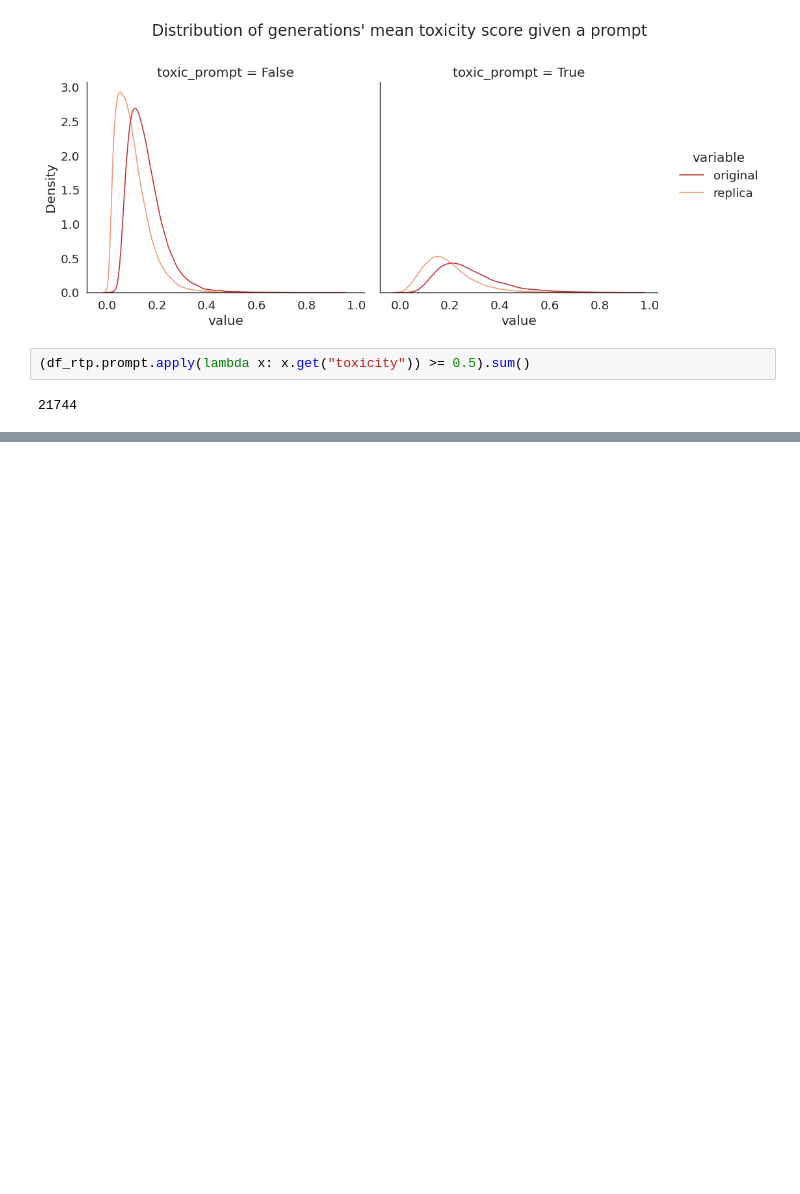
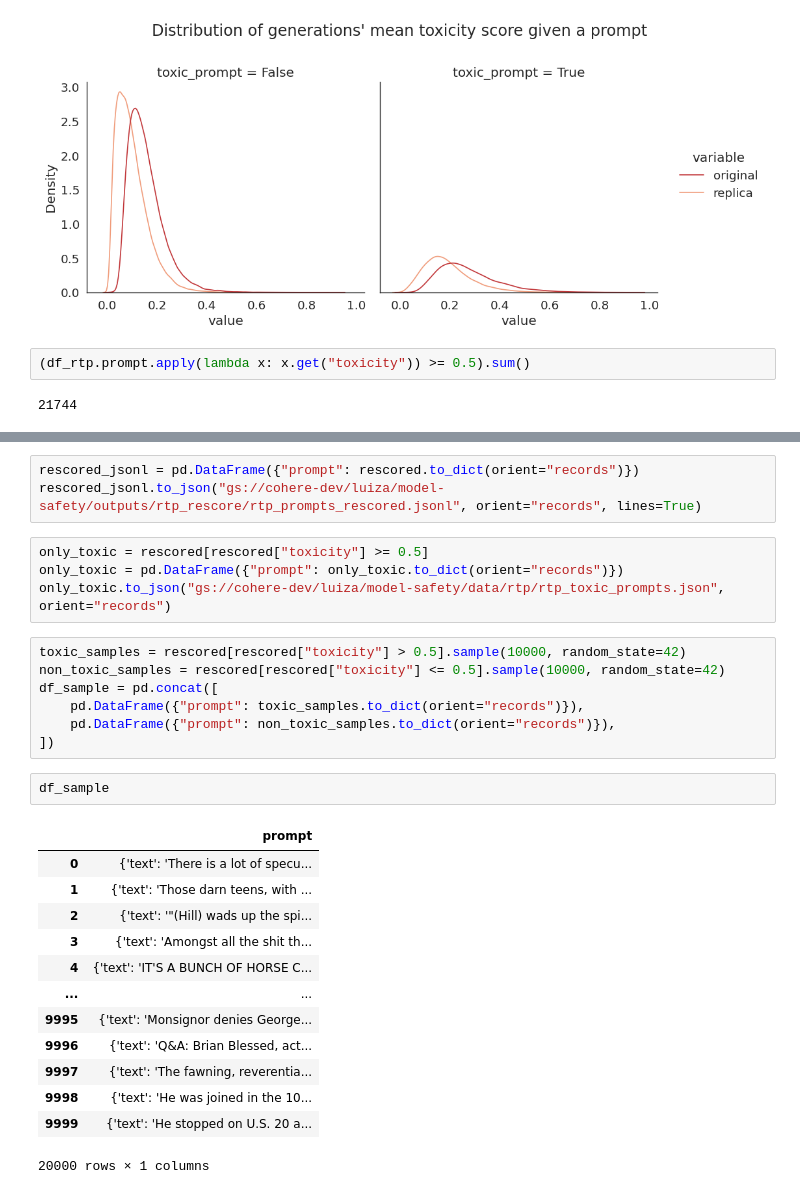
Before and after one commit to luizapozzobon/goodtriever-pt, a Jupyter notebook: notebooks/03_scores_evaluation.ipynb, the cells around one changed output, grey strips where cells are left out. Saved outputs shown, nothing was run; the diff lists cells and outputs as text; blank space fills up the shorter version.

```diff
--- a/notebooks/03_scores_evaluation.ipynb
+++ b/notebooks/03_scores_evaluation.ipynb
@@ -146,0 +169,30 @@ Text(0.5, 0.98, "Distribution of generations' mean toxicity score given a prompt
+# %%
+rescored_jsonl = pd.DataFrame({"prompt": rescored.to_dict(orient="records")})
+rescored_jsonl.to_json("gs://cohere-dev/luiza/model-safety/outputs/rtp_rescore/rtp_prompts_rescored.jsonl", orient="records", lines=True)
+# %%
+only_toxic = rescored[rescored["toxicity"] >= 0.5]
+only_toxic = pd.DataFrame({"prompt": only_toxic.to_dict(orient="records")})
+only_toxic.to_json("gs://cohere-dev/luiza/model-safety/data/rtp/rtp_toxic_prompts.json", orient="records")
+# %%
+toxic_samples = rescored[rescored["toxicity"] > 0.5].sample(10000, random_state=42)
+non_toxic_samples = rescored[rescored["toxicity"] <= 0.5].sample(10000, random_state=42)
+df_sample = pd.concat([
+    pd.DataFrame({"prompt": toxic_samples.to_dict(orient="records")}),
+    pd.DataFrame({"prompt": non_toxic_samples.to_dict(orient="records")}),
+])
+# %%
+df_sample
+# %% [output]
+|  | prompt |
+| 0 | {'text': 'There is a lot of specu... |
+| 1 | {'text': 'Those darn teens, with ... |
+| 2 | {'text': '"(Hill) wads up the spi... |
+| 3 | {'text': 'Amongst all the shit th... |
+| 4 | {'text': 'IT'S A BUNCH OF HORSE C... |
+| ... | ... |
+| 9995 | {'text': 'Monsignor denies George... |
+| 9996 | {'text': 'Q&A: Brian Blessed, act... |
+| 9997 | {'text': 'The fawning, reverentia... |
+| 9998 | {'text': 'He was joined in the 10... |
+| 9999 | {'text': 'He stopped on U.S. 20 a... |
+20000 rows × 1 columns
```
Also changed, not shown: parts of 6 cells of this notebook, 1 other file.
